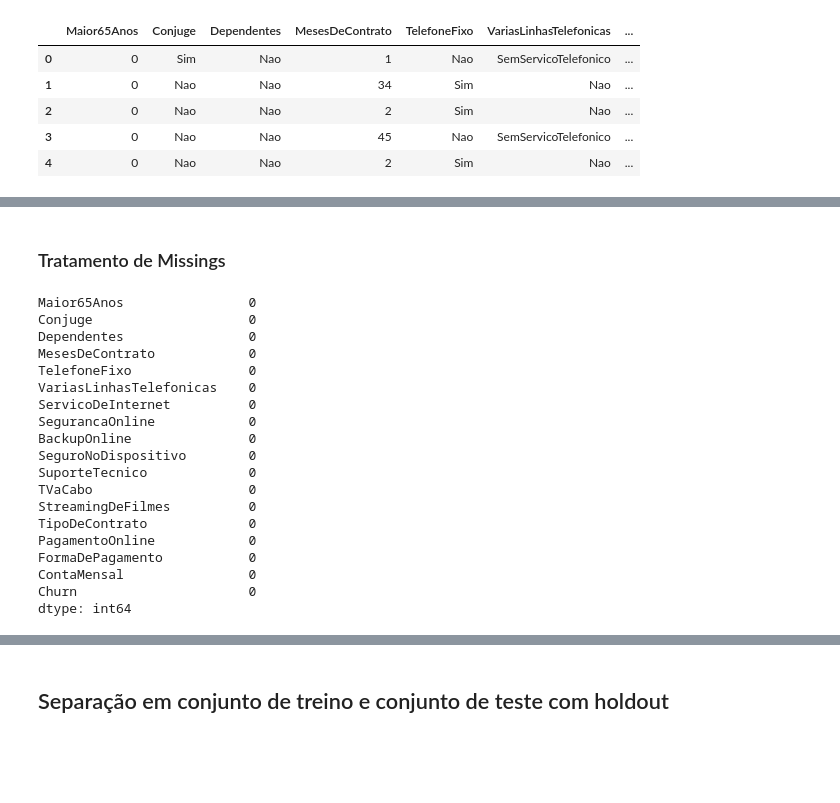
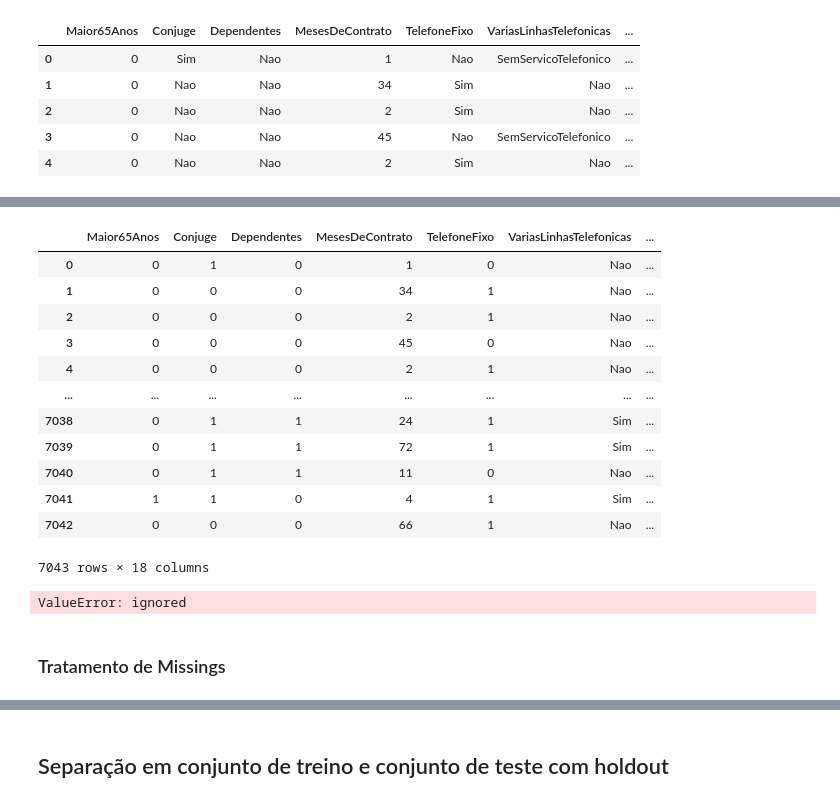
Before and after one commit to simonefmr/global_emissions, a Jupyter notebook: Sprint2_MVP_A.ipynb, the cells around one changed output, grey strips where cells are left out. Saved outputs shown, nothing was run; the diff lists cells and outputs as text; code cells hidden in the pictures; blank space fills up the shorter version.

```diff
--- a/Sprint2_MVP_A.ipynb
+++ b/Sprint2_MVP_A.ipynb
@@ -74,0 +74,21 @@ dataset.head()
+# %%
+#modificação de forma manual
+traducao_dic = {'Sim': 1,
+                'Nao': 0}
+
+dataset['Conjuge'] = dataset['Conjuge'].replace(traducao_dic)
+
+dataset['Dependentes'] = dataset['Dependentes'].replace(traducao_dic)
+
+dataset['TelefoneFixo'] = dataset['TelefoneFixo'].replace(traducao_dic)
+
+dataset['PagamentoOnline'] = dataset['PagamentoOnline'].replace(traducao_dic)
+
+dataset['Churn'] = dataset['Churn'].replace(traducao_dic)
+
+# Substitua 'sem linha telefônica' por 'Nenhum' - Para fins de análise,
+# vamos estabelecer o critério Sim ou Não para 'Varias Linhas Telefonicas'
+# Para situação 'SemServicoTelefonico' vamos informar como 'NAO'.
+dataset['VariasLinhasTelefonicas'] = dataset['VariasLinhasTelefonicas'].replace('SemServicoTelefonico', 'Nao')
+
+dataset.head(5)
@@ -74,0 +102,27 @@ dataset.head()
+# %%
+#transformação pelo get_dummies
+dummie_dados = pd.get_dummies(dataset.drop(['Conjuge', 'Dependentes', 'TelefoneFixo', 'VariasLinhasTelefonicas', 'PagamentoOnline', 'Churn'],
+                axis=1))
+
+#junção dos dados trasformados com os que já tinhamos
+dataset_final = pd.concat([dataset, dummie_dados], axis=1)
+
+dataset
+# %% [output]
+|  | Maior65Anos | Conjuge | Dependentes | MesesDeContrato | TelefoneFixo | VariasLinhasTelefonicas | ... |
+| 0 | 0 | 1 | 0 | 1 | 0 | Nao | ... |
+| 1 | 0 | 0 | 0 | 34 | 1 | Nao | ... |
+| 2 | 0 | 0 | 0 | 2 | 1 | Nao | ... |
+| 3 | 0 | 0 | 0 | 45 | 0 | Nao | ... |
+| 4 | 0 | 0 | 0 | 2 | 1 | Nao | ... |
+| ... | ... | ... | ... | ... | ... | ... | ... |
+| 7038 | 0 | 1 | 1 | 24 | 1 | Sim | ... |
+| 7039 | 0 | 1 | 1 | 72 | 1 | Sim | ... |
+| 7040 | 0 | 1 | 1 | 11 | 0 | Nao | ... |
+| 7041 | 1 | 1 | 0 | 4 | 1 | Sim | ... |
+| 7042 | 0 | 0 | 0 | 66 | 1 | Nao | ... |
+7043 rows × 18 columns
+# %%
+dataset_final = dataset_final.astype(float)
+# %% [output]
+ValueError: ignored
@@ -76,24 +132,4 @@ dataset.head()
 ### Tratamento de Missings
 # %%
 # verificando nulls no dataset
-dataset.isnull().sum()
+dataset_final.isnull().sum()
-# %% [output]
-Maior65Anos                0
-Conjuge                    0
-Dependentes                0
-MesesDeContrato            0
-TelefoneFixo               0
-VariasLinhasTelefonicas    0
-ServicoDeInternet          0
-SegurancaOnline            0
-BackupOnline               0
-SeguroNoDispositivo        0
-SuporteTecnico             0
-TVaCabo                    0
-StreamingDeFilmes          0
-TipoDeContrato             0
-PagamentoOnline            0
-FormaDePagamento           0
-ContaMensal                0
-Churn                      0
-dtype: int64
```
Also changed, not shown: parts of 26 cells of this notebook.
